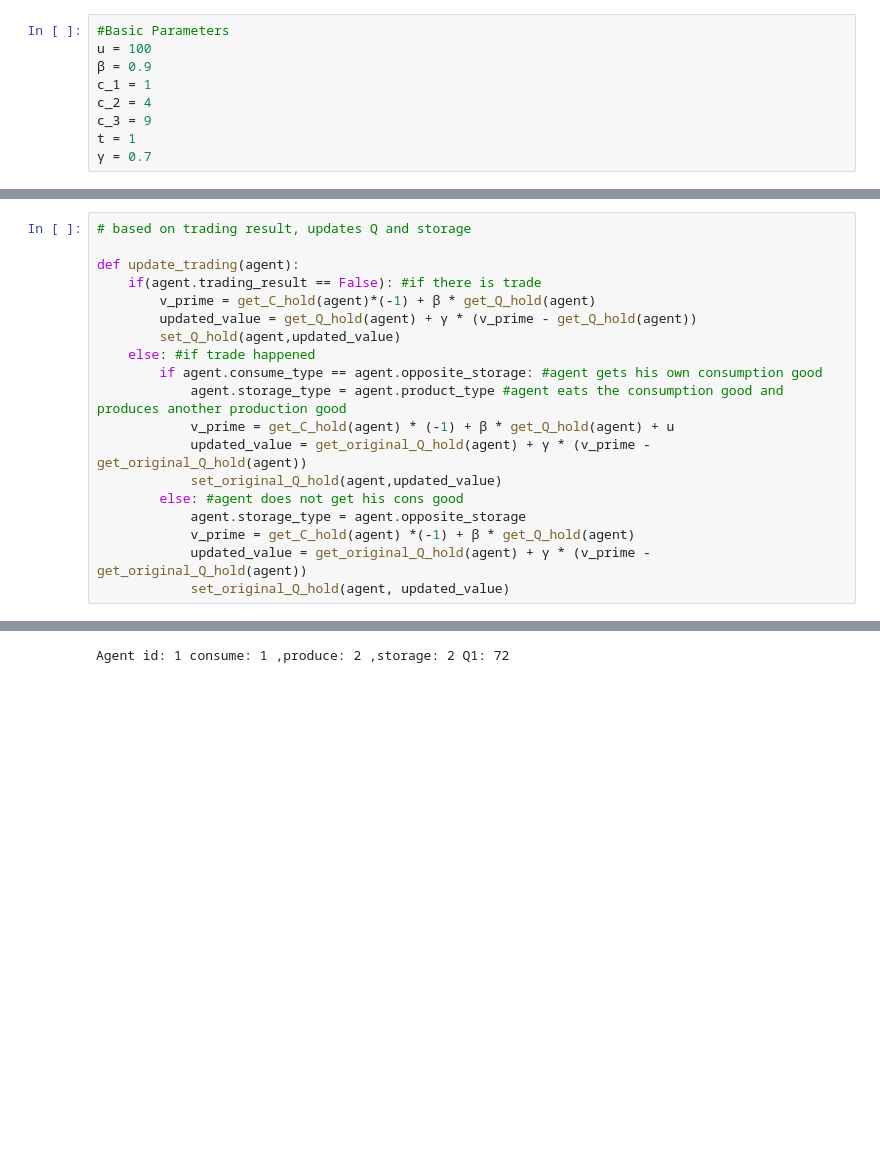
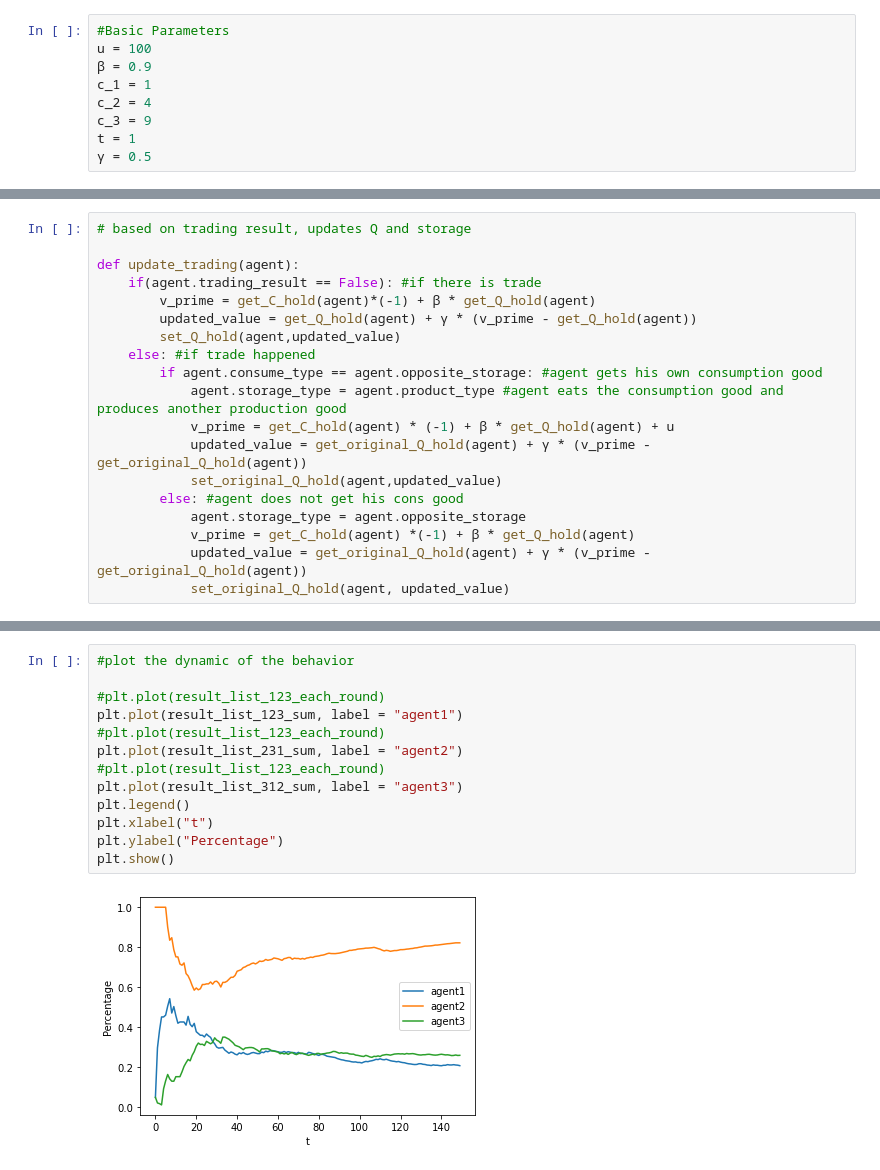
Before and after one commit to harper0201/pythonProject, a Jupyter notebook: Third Year Paper Code.ipynb, the cells around one changed output, grey strips where cells are left out. Cells and saved outputs as stored; diff of their text form; blank space fills up the shorter version.

Commit message:
graph and start RE version

```diff
--- a/Third Year Paper Code.ipynb
+++ b/Third Year Paper Code.ipynb
@@ -16,7 +17,7 @@ c_1 = 1
 c_2 = 4
 c_3 = 9
 t = 1
-γ = 0.7
+γ = 0.5
 # %%
 #initial value for Q
 #When initial condition is production good in storage
@@ -370,4 +449,16 @@ Agent id: 13 consume: 2 ,produce: 3 ,storage: 3 Q_1: 265.92276298065565 Q_2: 999
 # %%
+#plot the dynamic of the behavior
+
+#plt.plot(result_list_123_each_round)
+plt.plot(result_list_123_sum, label = "agent1")
+#plt.plot(result_list_123_each_round)
+plt.plot(result_list_231_sum, label = "agent2")
+#plt.plot(result_list_123_each_round)
+plt.plot(result_list_312_sum, label = "agent3")
+plt.legend()
+plt.xlabel("t")
+plt.ylabel("Percentage")
+plt.show()
 # %% [output]
-Agent id: 1 consume: 1 ,produce: 2 ,storage: 2 Q1: 72
+[figure, added]
 # %%
```
Also changed, not shown: parts of 13 cells of this notebook, 2 other files.
